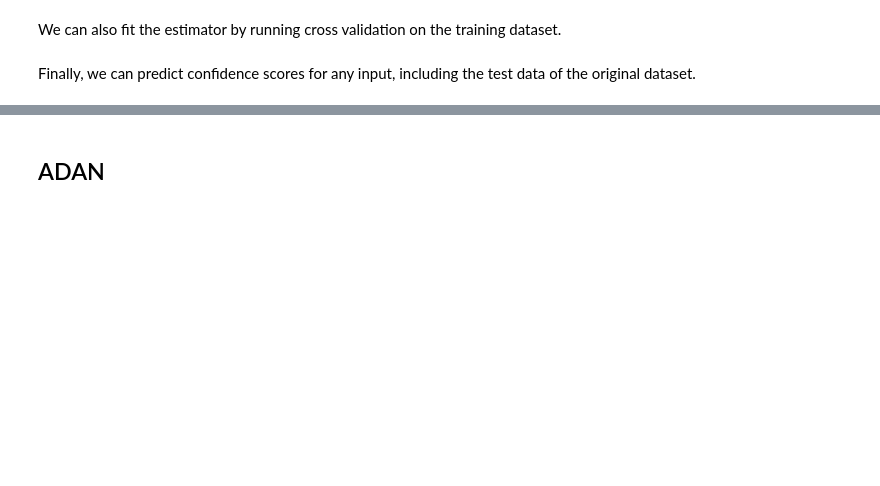
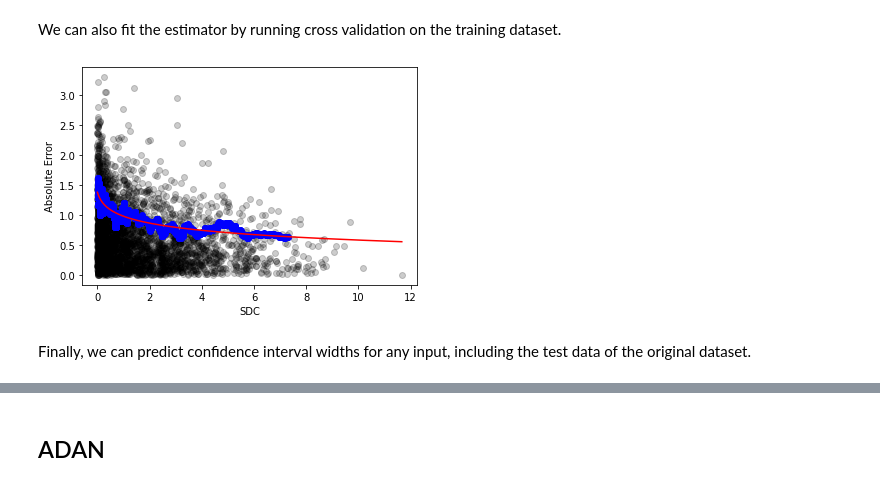
Before and after one commit to Oloren-AI/olorenchemengine, a Jupyter notebook: examples/2A_Confidence_Intervals.ipynb, the cells around one changed output, grey strips where cells are left out. Saved outputs shown, nothing was run; the diff lists cells and outputs as text; code cells hidden in the pictures; blank space fills up the shorter version.

````diff
--- a/examples/2A_Confidence_Intervals.ipynb
+++ b/examples/2A_Confidence_Intervals.ipynb
@@ -12,14 +12,22 @@ import tqdm
 import matplotlib.pyplot as plt
 from scipy.stats import linregress
 
-dataset = oce.DatasetFromCSV("https://deepchemdata.s3-us-west-1.amazonaws.com/datasets/Lipophilicity.csv", structure_col = "smiles", property_col = "exp")
-splitter = oce.RandomSplit(split_proportions=[0.8,0.1,0.1])
-dataset = dataset + splitter
-oce.save(dataset, 'lipophilicity_dataset.oce')
+import os
 
-model = oce.RandomForestModel(oce.OlorenCheckpoint("default"), n_estimators=1000)
-model.fit(dataset.train_dataset[0], dataset.train_dataset[1])
-oce.save(model, 'lipophilicity_model_rf.oce')
+if not os.path.exists("lipophilicity_dataset.oce"):
+    dataset = oce.DatasetFromCSV("https://deepchemdata.s3-us-west-1.amazonaws.com/datasets/Lipophilicity.csv", structure_col = "smiles", property_col = "exp")
+    splitter = oce.RandomSplit(split_proportions=[0.8,0.1,0.1])
+    dataset = dataset + splitter
+    oce.save(dataset, 'lipophilicity_dataset.oce')
+else:
+    dataset = oce.load('lipophilicity_dataset.oce')
+
+if not os.path.exists("lipophilicity_model_rf.oce"):
+    model = oce.RandomForestModel(oce.OlorenCheckpoint("default"), n_estimators=1000)
+    model.fit(dataset.train_dataset[0], dataset.train_dataset[1])
+    oce.save(model, 'lipophilicity_model_rf.oce')
+else:
+    model = oce.load("lipophilicity_model_rf.oce")
 # %% [markdown]
 ## SDC
 # %% [markdown]
@@ -30,5 +38,5 @@ testSDC.build(model, dataset.train_dataset[0], dataset.train_dataset[1])
 # %% [markdown]
 We can now fit the estimator with a dataset used for validation. Fitting our estimator will display a graph of the residual versus the confidence score. The graph can be turned off by setting ```plot = False```. Blue points are our validation datapoints, red points are the confidence intervals for each bin, and the red line is the fitted linear model.
 # %%
-testSDC.fit(dataset.valid_dataset[0], dataset.valid_dataset[1])
+testSDC.fit(dataset.valid_dataset[0], dataset.valid_dataset[1], ci = 0.8)
 # %% [output]
@@ -36,8 +44,10 @@ testSDC.fit(dataset.valid_dataset[0], dataset.valid_dataset[1])
 # %% [markdown]
 We can also fit the estimator by running cross validation on the training dataset.
 # %%
-testSDC.fit_cv()
+testSDC.fit_cv(dataset.train_dataset[0], dataset.train_dataset[1], ci = 0.8)
+# %% [output]
+[figure, added]
 # %% [markdown]
-Finally, we can predict confidence scores for any input, including the test data of the original dataset.
+Finally, we can predict confidence interval widths for any input, including the test data of the original dataset.
 # %%
 testSDC.score(dataset.test_dataset[0])
````
Also changed, not shown: parts of 16 cells of this notebook, 6 other files.
